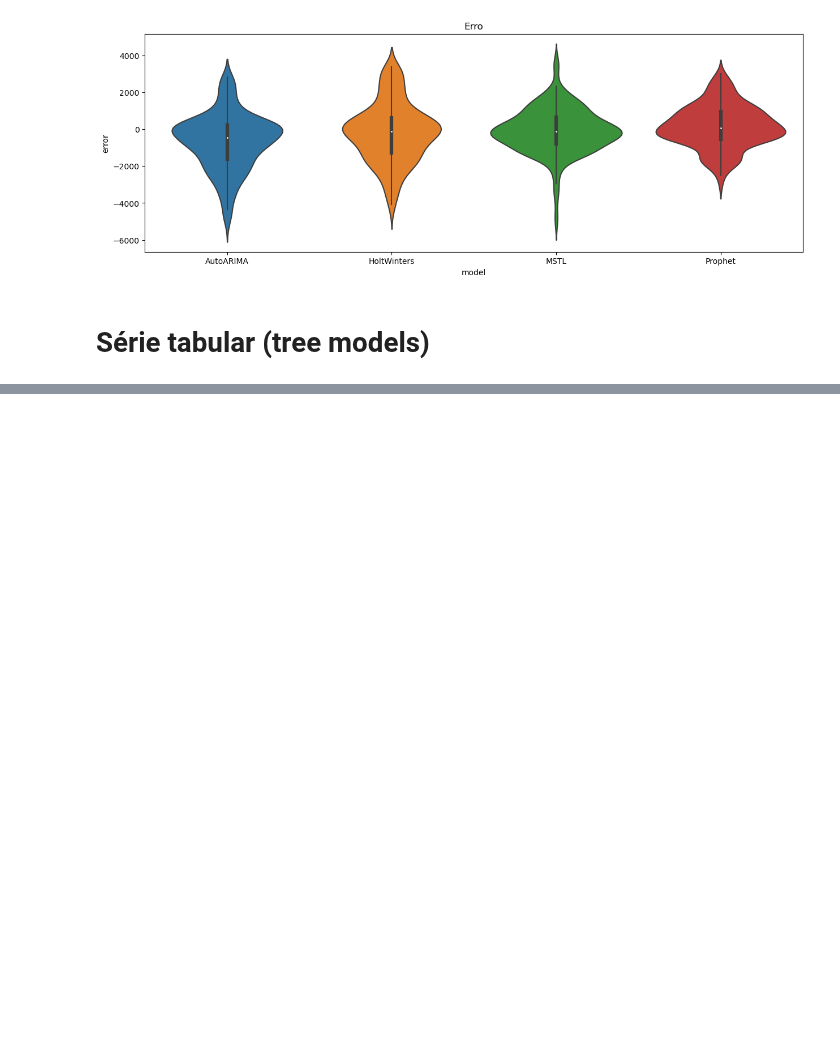
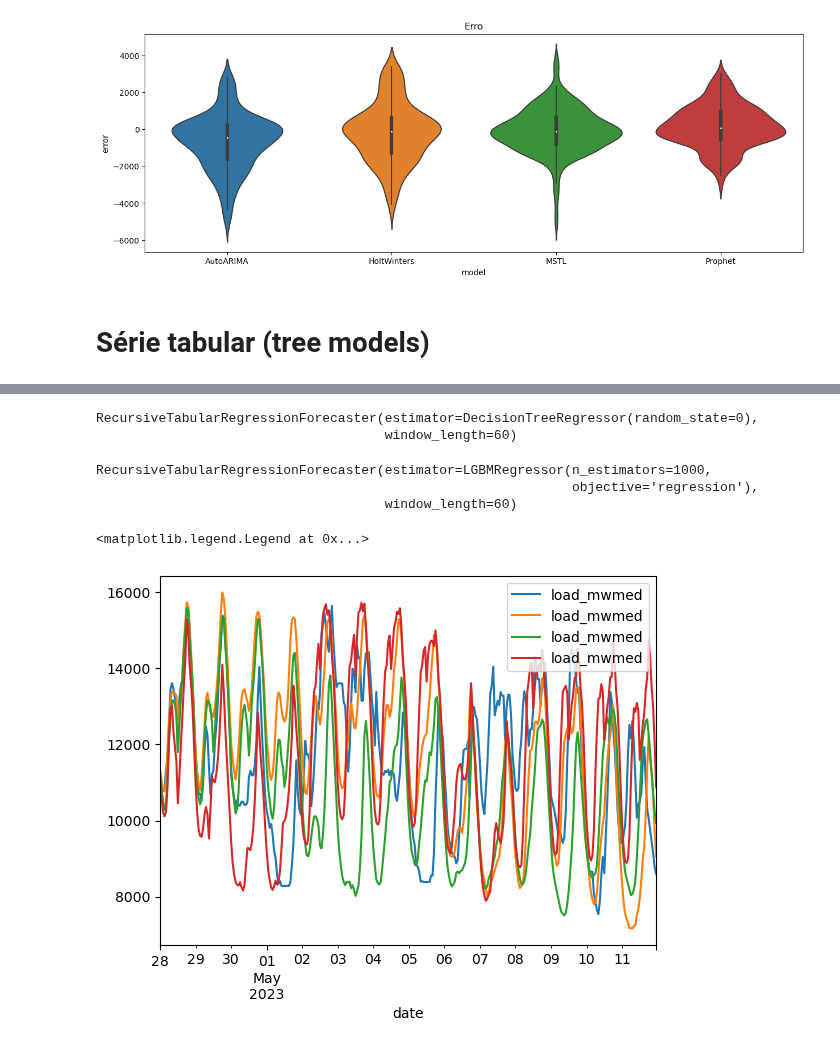
Before and after one commit to matheus-vizzotto/load_forecasting, a Jupyter notebook: src/model_tests2.ipynb, the cells around one changed output, grey strips where cells are left out. Cells and saved outputs as stored; diff of their text form; code cells hidden in the pictures; blank space fills up the shorter version.

Commit message:
tree-based models

```diff
--- a/src/model_tests2.ipynb
+++ b/src/model_tests2.ipynb
@@ -198,0 +174,30 @@ to_supervised_frame(train, "load_mwmed", n_in=3, n_out=3)
+# %%
+model1 = DecisionTreeRegressor(random_state = 0)
+model2 = xgb.XGBRegressor(objective='reg:tweedie', n_estimators=1000)
+model3 = lgb.LGBMRegressor(objective='regression', n_estimators=1000)
+# %%
+train_series2 = train_series.asfreq('H')
+# %%
+forecaster1 = make_reduction(model1, window_length=60, strategy="recursive")
+forecaster1.fit(train_series2)
+# %% [output]
+RecursiveTabularRegressionForecaster(estimator=DecisionTreeRegressor(random_state=0),
+                                     window_length=60)
+# %%
+forecaster2 = make_reduction(model2, window_length=60, strategy="recursive")
+forecaster2.fit(train_series2)
+forecaster3 = make_reduction(model3, window_length=60, strategy="recursive")
+forecaster3.fit(train_series2)
+# %% [output]
+RecursiveTabularRegressionForecaster(estimator=LGBMRegressor(n_estimators=1000,
+                                                             objective='regression'),
+                                     window_length=60)
+# %%
+forecaster1.predict(fh=[x for x in range(1,HORIZON+1)]).plot()
+forecaster2.predict(fh=[x for x in range(1,HORIZON+1)]).plot()
+forecaster3.predict(fh=[x for x in range(1,HORIZON+1)]).plot()
+test.loc[:,"load_mwmed"].plot()
+plt.legend()
+# %% [output]
+<matplotlib.legend.Legend at 0x...>
+[figure, added]
```
Also changed, not shown: parts of 9 cells of this notebook, 18 other files.
